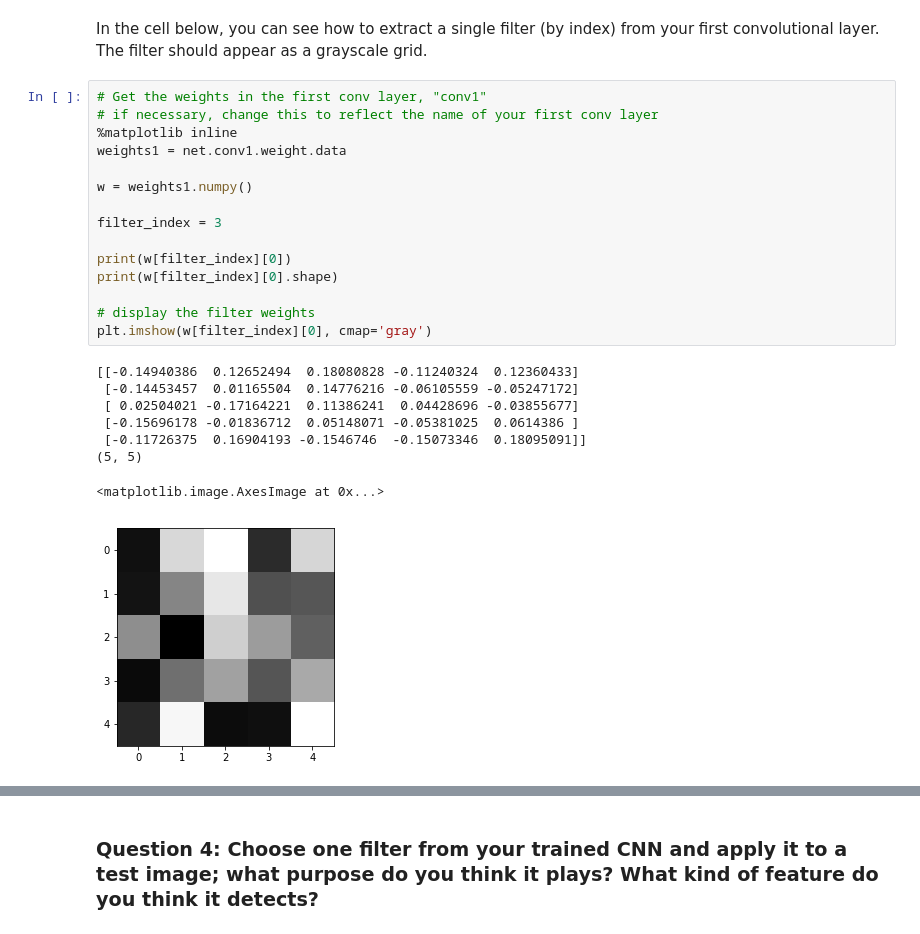
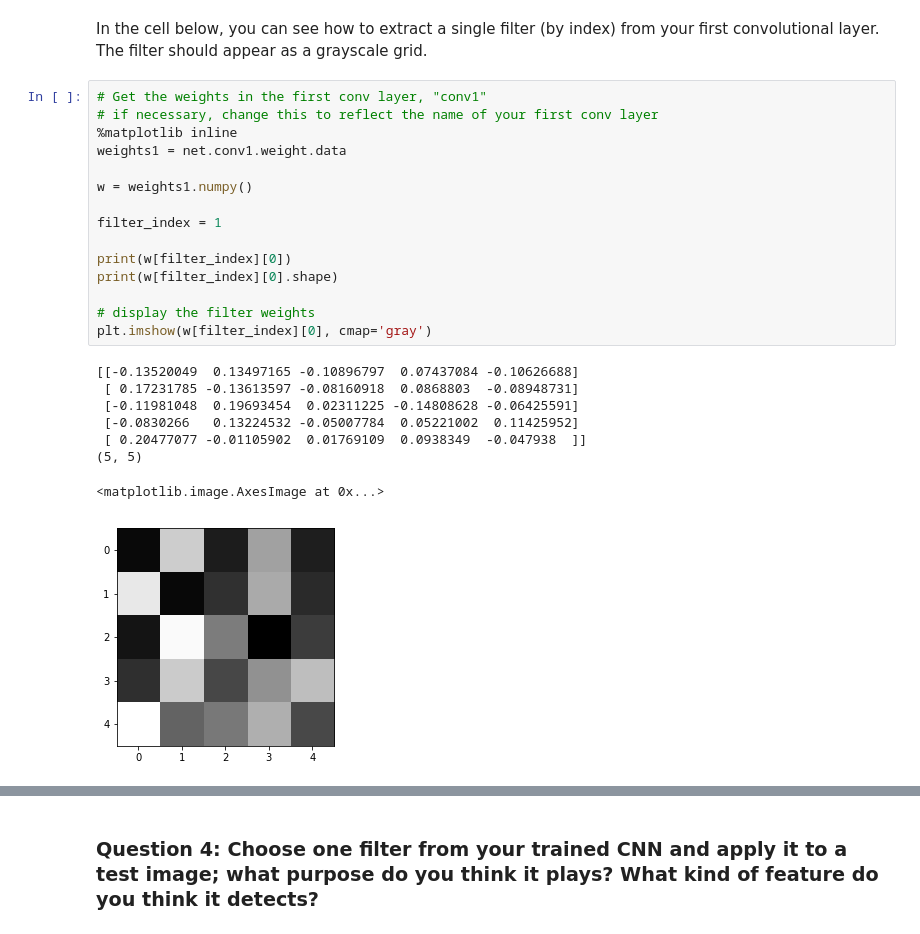
Before and after one commit to na-hiro/CVND_P1_Facial_Keypoints, a Jupyter notebook: 2. Define the Network Architecture.ipynb, the cells around one changed output, grey strips where cells are left out. Drawn from its saved outputs; the diff is of its cells as text.

```diff
--- a/2. Define the Network Architecture.ipynb
+++ b/2. Define the Network Architecture.ipynb
@@ -505,27 +505,27 @@ In the cell below, you can see how to extract a single filter (by index) from yo
 # %%
 # Get the weights in the first conv layer, "conv1"
 # if necessary, change this to reflect the name of your first conv layer
 %matplotlib inline
 weights1 = net.conv1.weight.data
 
 w = weights1.numpy()
 
-filter_index = 3
+filter_index = 1
 
 print(w[filter_index][0])
 print(w[filter_index][0].shape)
 
 # display the filter weights
 plt.imshow(w[filter_index][0], cmap='gray')
 # %% [output]
-[[-0.14940386  0.12652494  0.18080828 -0.11240324  0.12360433]
- [-0.14453457  0.01165504  0.14776216 -0.06105559 -0.05247172]
- [ 0.02504021 -0.17164221  0.11386241  0.04428696 -0.03855677]
- [-0.15696178 -0.01836712  0.05148071 -0.05381025  0.0614386 ]
- [-0.11726375  0.16904193 -0.1546746  -0.15073346  0.18095091]]
+[[-0.13520049  0.13497165 -0.10896797  0.07437084 -0.10626688]
+ [ 0.17231785 -0.13613597 -0.08160918  0.0868803  -0.08948731]
+ [-0.11981048  0.19693454  0.02311225 -0.14808628 -0.06425591]
+ [-0.0830266   0.13224532 -0.05007784  0.05221002  0.11425952]
+ [ 0.20477077 -0.01105902  0.01769109  0.0938349  -0.047938  ]]
 (5, 5)
 <matplotlib.image.AxesImage at 0x...>
-[figure, old version]
+[figure, new version]
 # %% [markdown]
 ## Feature maps
 
```
Also changed, not shown: parts of 8 cells of this notebook, 4 other files.
